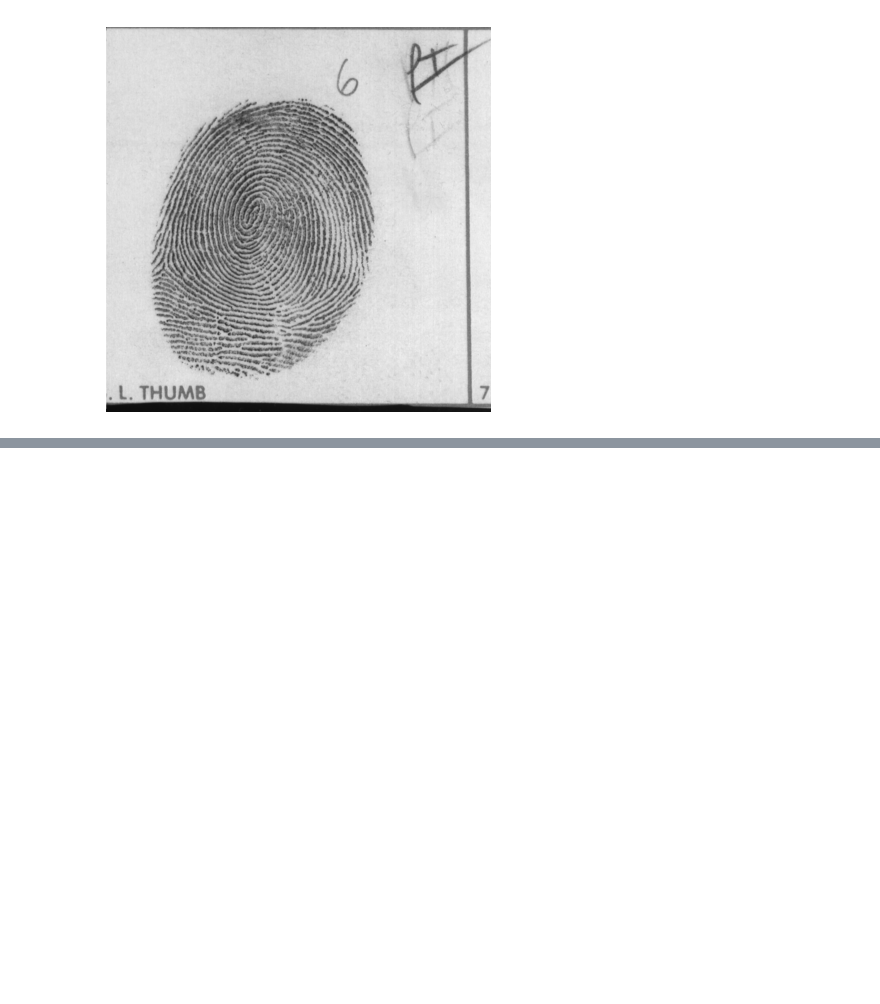
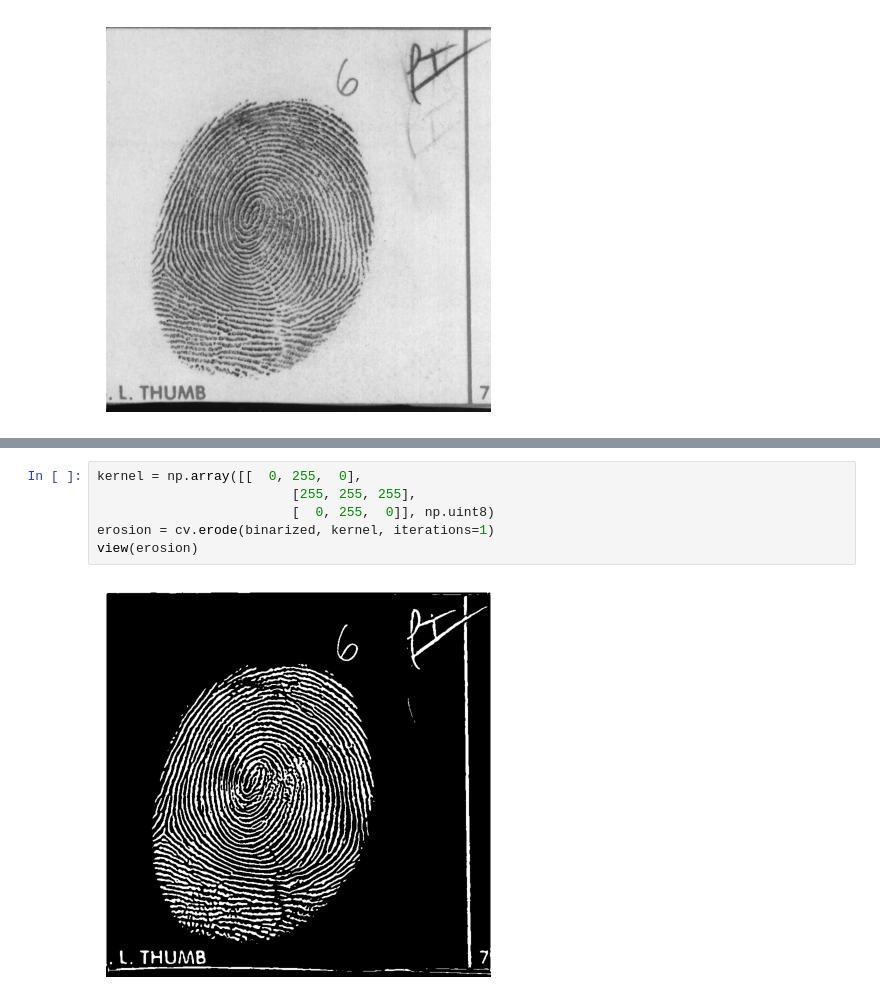
Before and after one commit to dan-behar/Computer_Vision, a Jupyter notebook: Lab1/Script.ipynb, the cells around one changed output, grey strips where cells are left out. Drawn from its saved outputs; the diff is of its cells as text; blank space fills up the shorter version.

```diff
--- a/Lab1/Script.ipynb
+++ b/Lab1/Script.ipynb
@@ -146 +156,9 @@ view(binarized)
+# %%
+kernel = np.array([[  0, 255,  0],
+                         [255, 255, 255],
+                         [  0, 255,  0]], np.uint8)
+erosion = cv.erode(binarized, kernel, iterations=1)
+view(erosion)
+# %% [output]
+[figure, added]
 # %%
```
Also changed, not shown: parts of 3 cells of this notebook, 1 other file.
